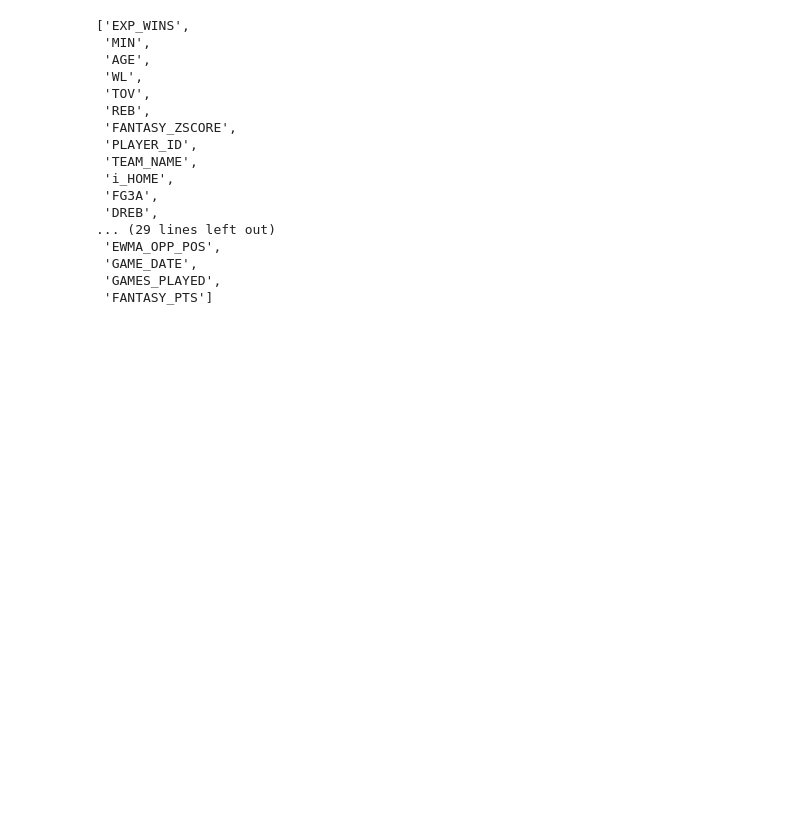
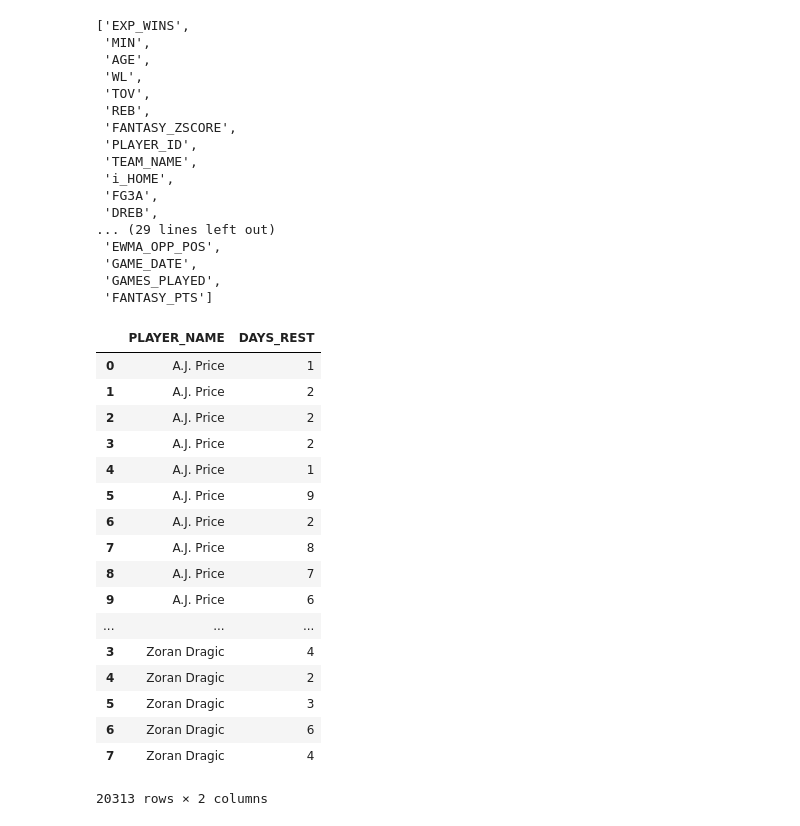
Before and after one commit to diciurcio-d/ShiftEnter, a Jupyter notebook: data_collection_sup.ipynb, the cells around one changed output. Saved outputs shown, nothing was run; the diff lists cells and outputs as text; code cells hidden in the pictures; blank space fills up the shorter version.

```diff
--- a/data_collection_sup.ipynb
+++ b/data_collection_sup.ipynb
@@ -429,3 +428,27 @@ list(set(test_df.columns.tolist() + ewma_pos.columns.tolist()))
  'GAME_DATE',
  'GAMES_PLAYED',
  'FANTASY_PTS']
+# %%
+days_rest = (season_subset(df85_15,2014).groupby('PLAYER_NAME')
+    .apply(lambda x: pd.Series(map(lambda y: (x.loc[x.index.tolist()[y+1]].GAME_DATE - x.loc[x.index.tolist()[y]].GAME_DATE).days,range(x.shape[0] - 1))))).reset_index(level = 0).rename(columns={0:'DAYS_REST'})
+# %%
+days_rest
+# %% [output]
+|  | PLAYER_NAME | DAYS_REST |
+| 0 | A.J. Price | 1 |
+| 1 | A.J. Price | 2 |
+| 2 | A.J. Price | 2 |
+| 3 | A.J. Price | 2 |
+| 4 | A.J. Price | 1 |
+| 5 | A.J. Price | 9 |
+| 6 | A.J. Price | 2 |
+| 7 | A.J. Price | 8 |
+| 8 | A.J. Price | 7 |
+| 9 | A.J. Price | 6 |
+| ... | ... | ... |
+| 3 | Zoran Dragic | 4 |
+| 4 | Zoran Dragic | 2 |
+| 5 | Zoran Dragic | 3 |
+| 6 | Zoran Dragic | 6 |
+| 7 | Zoran Dragic | 4 |
+20313 rows × 2 columns
```
Also changed, not shown: parts of 5 cells of this notebook, 1 other file.
